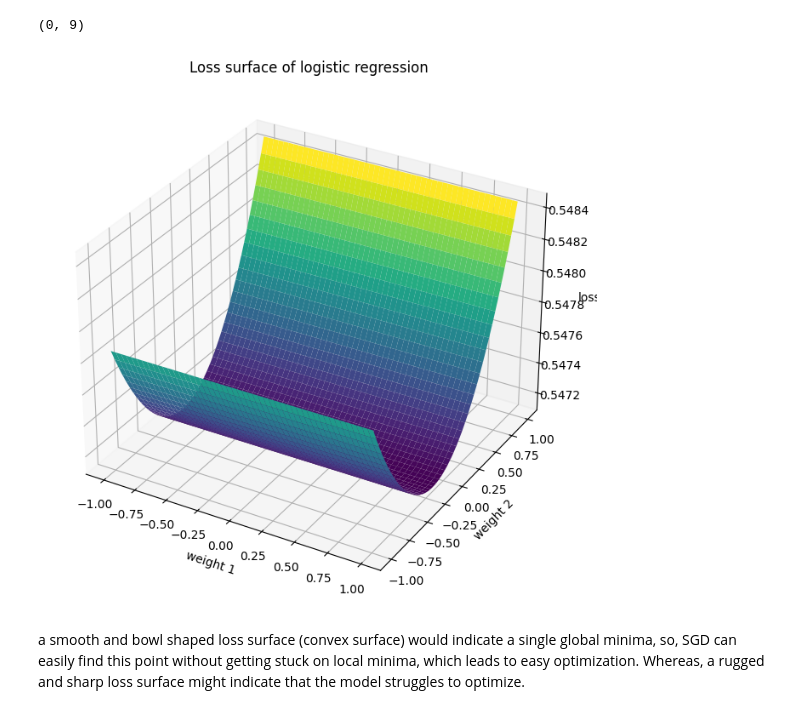
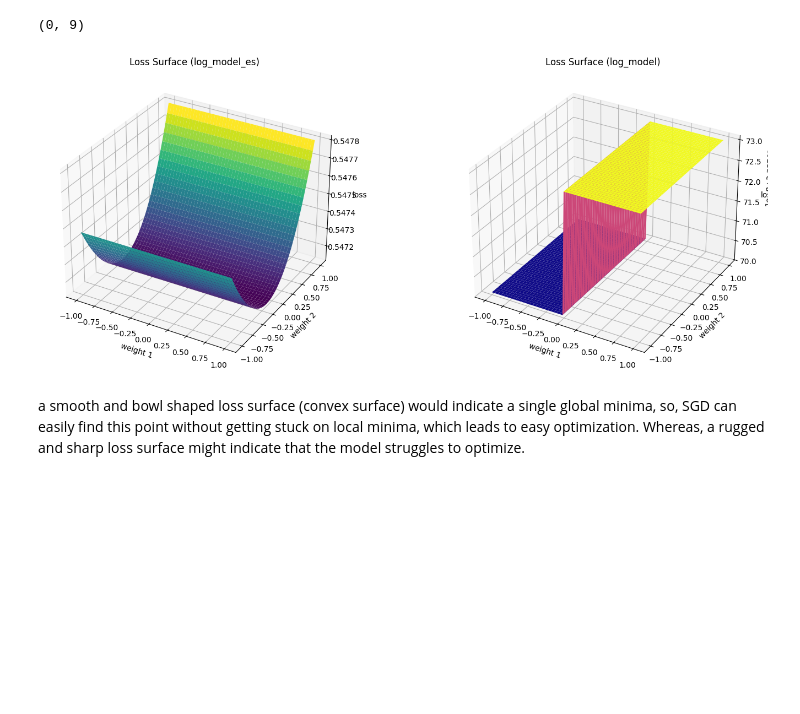
Before and after one commit to Salekin-13/intro-to-ml-basics, a Jupyter notebook: test_book.ipynb, the cells around one changed output. Drawn from its saved outputs; the diff is of its cells as text; code cells hidden in the pictures; blank space fills up the shorter version.

```diff
--- a/test_book.ipynb
+++ b/test_book.ipynb
@@ -144,9 +144,9 @@ from tensorflow.keras import regularizers
 
 # Define ranges
 #l1_values = [0.0, 1e-6, 1e-5, 1e-4, 1e-3]
-l1_fixed = 0
+l1_fixed = 1e-5
 learning_rates = [1e-5, 5e-5, 1e-4, 5e-4, 1e-3, 5e-3]
-l2_values = [0.0, 1e-6, 1e-5, 1e-4, 1e-3]
+l2_values = [1e-6, 1e-5, 1e-4, 1e-3, 1e-2]
 
 # Initialize accuracy matrix
 val_accuracies = np.zeros((len(l2_values), len(learning_rates)))
@@ -315,6 +315,7 @@ Test Accuracy of Overfitted model: 79.71%
 # %%
 import itertools
 
-w,b = log_model_es.tf_model.layers[-1].get_weights()
+w,_ = log_model_es.tf_model.layers[-1].get_weights()
+w1,_ = log_model.tf_model.layers[-1].get_weights()
 # %%
 # Choose a class index — for FashionMNIST, let's use 0 = 'T-shirt/top'
@@ -377,19 +387,41 @@ from loss_surface_plotting import PlotLoss
 
 plot = PlotLoss(log_model_es, train_data)
 
-X,Y,Z = plot.calculateLoss(i1=i1,i2=i2)
+X,Y,Z = plot.calculateLoss(i1=i1, i2=i2, cls_idx=cls_idx)
+
+# Get the most "influential" input pixels for this class
+flat_weights1 = w1[:, cls_idx]
+top_indices1 = np.argsort(np.abs(flat_weights1))[-20:]  # top 10
+
+k, l = top_indices1[:2]
+
+
+plot1 = PlotLoss(log_model, train_data)
+
+X1,Y1,Z1 = plot1.calculateLoss(i1=k, i2=l, cls_idx=cls_idx)
 # %%
-fig = plt.figure(figsize=(12,8))
-ax = fig.add_subplot(111, projection='3d')
+fig = plt.figure(figsize=(16, 6))
 
-ax.plot_surface(X,Y,Z, cmap = 'viridis')
-ax.set_xlabel('weight 1')
-ax.set_ylabel('weight 2')
-ax.set_zlabel('loss')
-ax.set_title('Loss surface of logistic regression')
+# First plot: loss surface for log_model_es
+ax1 = fig.add_subplot(1, 2, 1, projection='3d')
+ax1.plot_surface(X, Y, Z, cmap='viridis')
+ax1.set_xlabel('weight 1')
+ax1.set_ylabel('weight 2')
+ax1.set_zlabel('loss')
+ax1.set_title('Loss Surface (log_model_es)')
+
+# Second plot: loss surface for log_model
+ax2 = fig.add_subplot(1, 2, 2, projection='3d')
+ax2.plot_surface(X1, Y1, Z1, cmap='plasma')
+ax2.set_xlabel('weight 1')
+ax2.set_ylabel('weight 2')
+ax2.set_zlabel('loss')
+ax2.set_title('Loss Surface (log_model)')
+
+plt.tight_layout()
 plt.show()
 # %% [output]
-[figure, old version]
+[figure, new version]
 # %% [markdown]
 a smooth and bowl shaped loss surface (convex surface) would indicate a single global minima, so, SGD can easily find this point without getting stuck on local minima, which leads to easy optimization.
 Whereas, a rugged and sharp loss surface might indicate that the model struggles to optimize.
```
Also changed, not shown: parts of 7 cells of this notebook, 1 other file.
